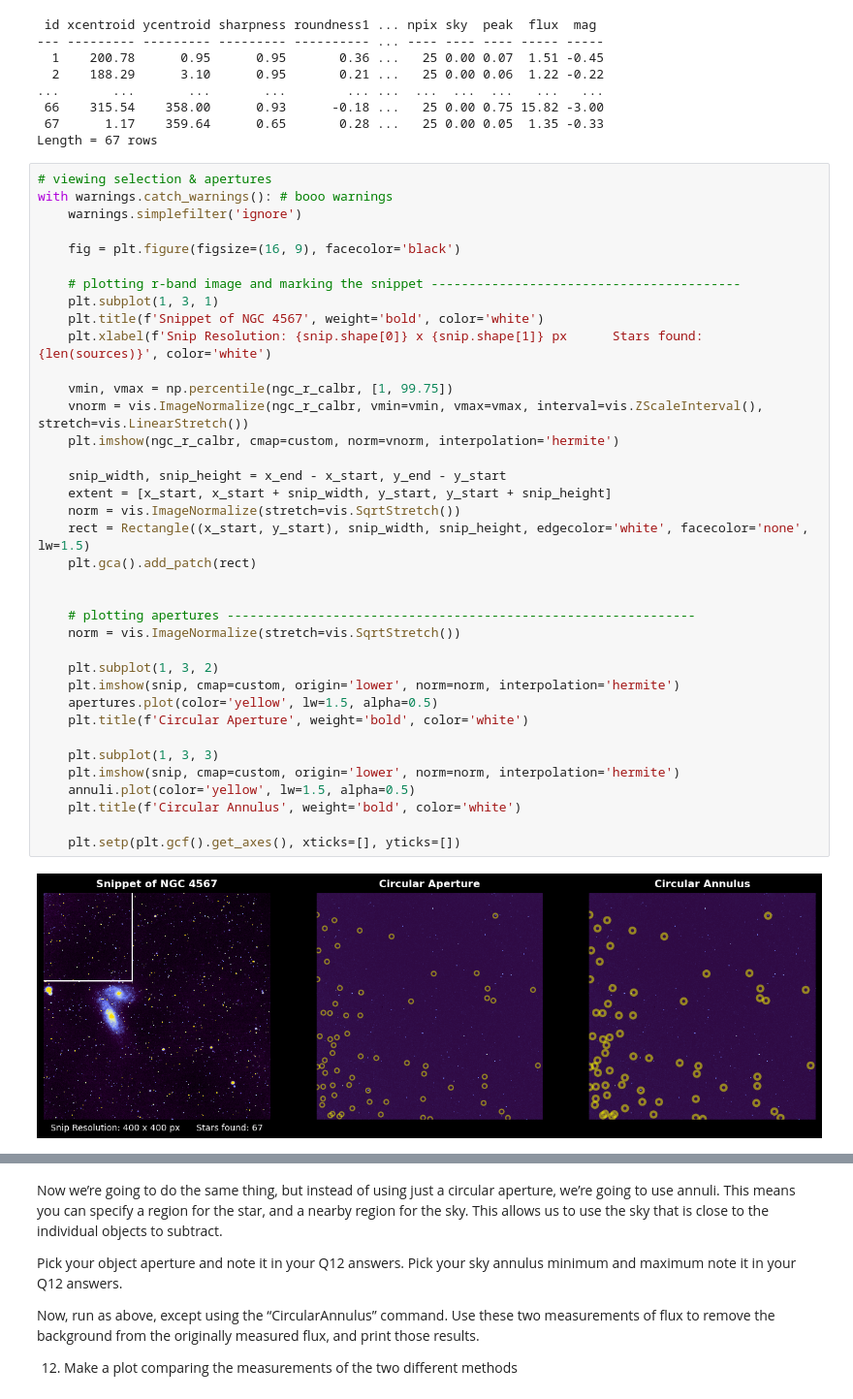
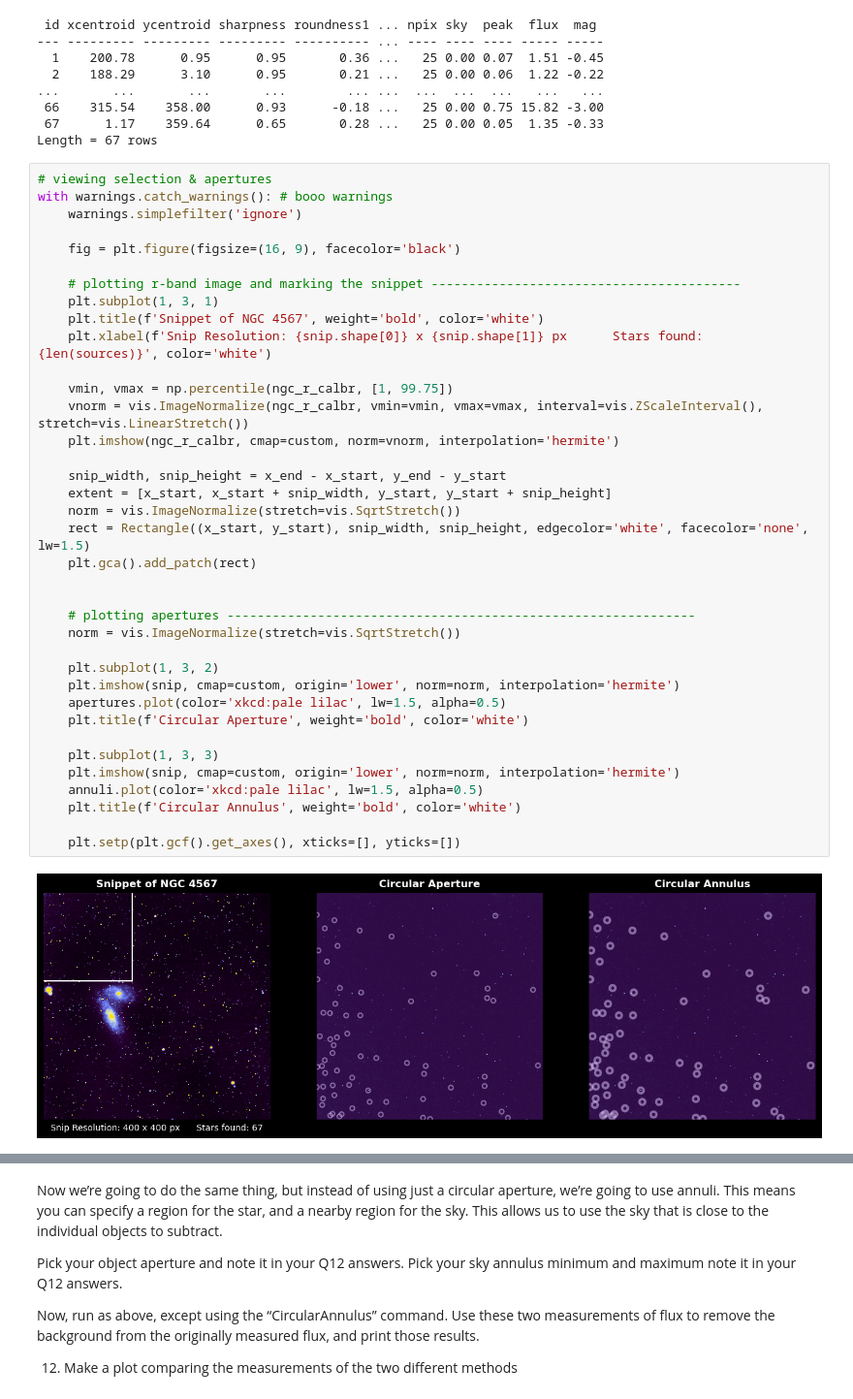
Before and after one commit to emmabacarra/Astr-480, a Jupyter notebook: Lab 4 - Data Reduction & Photometry/lab4.ipynb, the cells around one changed output, grey strips where cells are left out. Shown at 97% size. Drawn from its saved outputs; the diff is of its cells as text.

```diff
--- a/Lab 4 - Data Reduction & Photometry/lab4.ipynb
+++ b/Lab 4 - Data Reduction & Photometry/lab4.ipynb
@@ -348,35 +351,35 @@ with warnings.catch_warnings(): # booo warnings
 
     # plotting r-band image and marking the snippet -----------------------------------------
     plt.subplot(1, 3, 1)
     plt.title(f'Snippet of NGC 4567', weight='bold', color='white')
     plt.xlabel(f'Snip Resolution: {snip.shape[0]} x {snip.shape[1]} px      Stars found: {len(sources)}', color='white')
 
     vmin, vmax = np.percentile(ngc_r_calbr, [1, 99.75])
     vnorm = vis.ImageNormalize(ngc_r_calbr, vmin=vmin, vmax=vmax, interval=vis.ZScaleInterval(), stretch=vis.LinearStretch())
     plt.imshow(ngc_r_calbr, cmap=custom, norm=vnorm, interpolation='hermite')
 
     snip_width, snip_height = x_end - x_start, y_end - y_start
     extent = [x_start, x_start + snip_width, y_start, y_start + snip_height]
     norm = vis.ImageNormalize(stretch=vis.SqrtStretch())
     rect = Rectangle((x_start, y_start), snip_width, snip_height, edgecolor='white', facecolor='none', lw=1.5)
     plt.gca().add_patch(rect)
 
 
     # plotting apertures --------------------------------------------------------------
     norm = vis.ImageNormalize(stretch=vis.SqrtStretch())
 
     plt.subplot(1, 3, 2)
     plt.imshow(snip, cmap=custom, origin='lower', norm=norm, interpolation='hermite')
-    apertures.plot(color='yellow', lw=1.5, alpha=0.5)
+    apertures.plot(color='xkcd:pale lilac', lw=1.5, alpha=0.5)
     plt.title(f'Circular Aperture', weight='bold', color='white')
 
     plt.subplot(1, 3, 3)
     plt.imshow(snip, cmap=custom, origin='lower', norm=norm, interpolation='hermite')
-    annuli.plot(color='yellow', lw=1.5, alpha=0.5)
+    annuli.plot(color='xkcd:pale lilac', lw=1.5, alpha=0.5)
     plt.title(f'Circular Annulus', weight='bold', color='white')
 
     plt.setp(plt.gcf().get_axes(), xticks=[], yticks=[])
 # %% [output]
-[figure, old version]
+[figure, new version]
 # %% [markdown]
 #### <u>Aperture Photometry</u>
```
Also changed, not shown: parts of 4 cells of this notebook.
